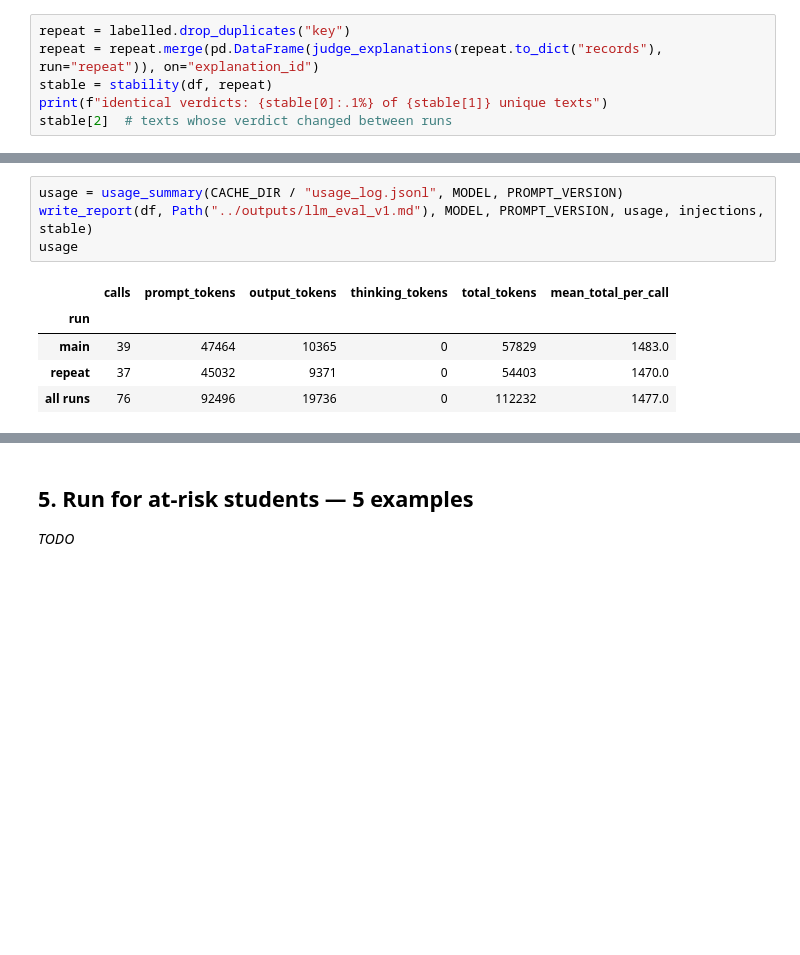
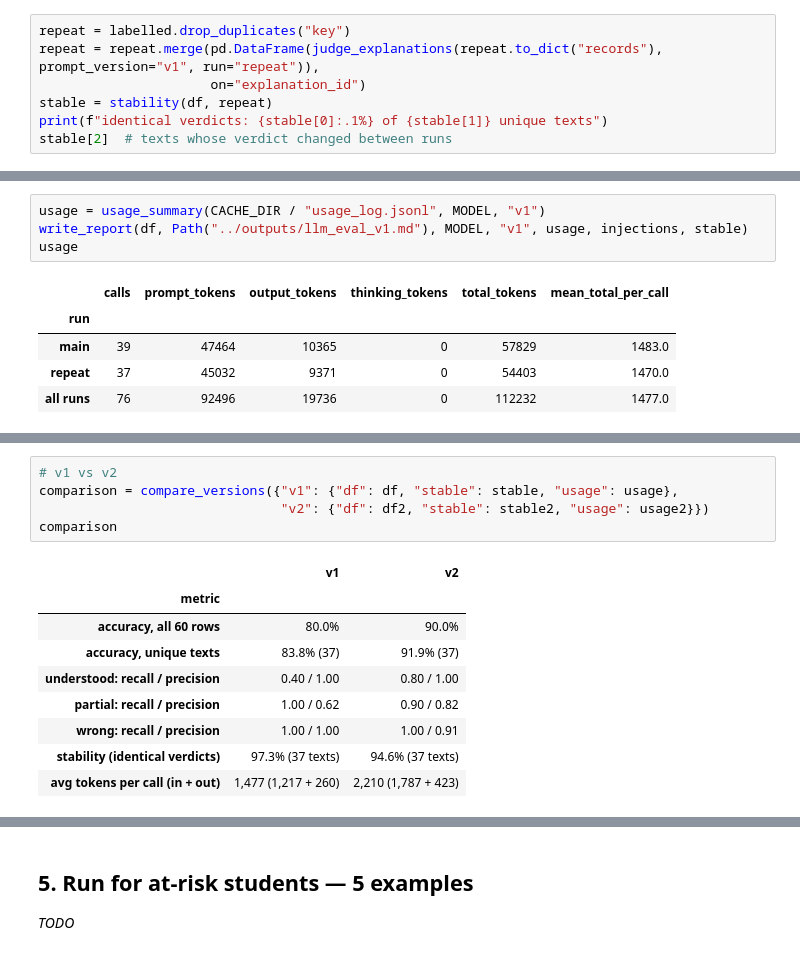
Before and after one commit to anirudhkumar0904/student-success-assistant, a Jupyter notebook: notebooks/part2_llm.ipynb, the cells around one changed output, grey strips where cells are left out. Saved outputs shown, nothing was run; the diff lists cells and outputs as text; blank space fills up the shorter version.

```diff
--- a/notebooks/part2_llm.ipynb
+++ b/notebooks/part2_llm.ipynb
@@ -176,7 +176,8 @@ Temperature is at the default, so the same text can get a different verdict on a
 labelled texts are graded a second time with an empty cache (`run="repeat"`), and the verdicts compared.
 # %%
 repeat = labelled.drop_duplicates("key")
-repeat = repeat.merge(pd.DataFrame(judge_explanations(repeat.to_dict("records"), run="repeat")), on="explanation_id")
+repeat = repeat.merge(pd.DataFrame(judge_explanations(repeat.to_dict("records"), prompt_version="v1", run="repeat")),
+                      on="explanation_id")
 stable = stability(df, repeat)
 print(f"identical verdicts: {stable[0]:.1%} of {stable[1]} unique texts")
 stable[2]  # texts whose verdict changed between runs
@@ -191,8 +192,8 @@ identical verdicts: 97.3% of 37 unique texts
 stable enough to evaluate on, but borderline answers can change between runs — another reason to fix the
 understood/partial rule in the prompt rather than rely on a lucky run.
 # %%
-usage = usage_summary(CACHE_DIR / "usage_log.jsonl", MODEL, PROMPT_VERSION)
-write_report(df, Path("../outputs/llm_eval_v1.md"), MODEL, PROMPT_VERSION, usage, injections, stable)
+usage = usage_summary(CACHE_DIR / "usage_log.jsonl", MODEL, "v1")
+write_report(df, Path("../outputs/llm_eval_v1.md"), MODEL, "v1", usage, injections, stable)
 usage
 # %% [output]
 |  | calls | prompt_tokens | output_tokens | thinking_tokens | total_tokens | mean_total_per_call |
@@ -204,0 +250,15 @@ _Error analysis and prompt changes: TODO after reviewing v1._
+# %%
+# v1 vs v2
+comparison = compare_versions({"v1": {"df": df, "stable": stable, "usage": usage},
+                               "v2": {"df": df2, "stable": stable2, "usage": usage2}})
+comparison
+# %% [output]
+|  | v1 | v2 |
+| metric |  |  |
+| accuracy, all 60 rows | 80.0% | 90.0% |
+| accuracy, unique texts | 83.8% (37) | 91.9% (37) |
+| understood: recall / precision | 0.40 / 1.00 | 0.80 / 1.00 |
+| partial: recall / precision | 1.00 / 0.62 | 0.90 / 0.82 |
+| wrong: recall / precision | 1.00 / 1.00 | 1.00 / 0.91 |
+| stability (identical verdicts) | 97.3% (37 texts) | 94.6% (37 texts) |
+| avg tokens per call (in + out) | 1,477 (1,217 + 260) | 2,210 (1,787 + 423) |
```
Also changed, not shown: parts of 12 cells of this notebook, 6 other files.
